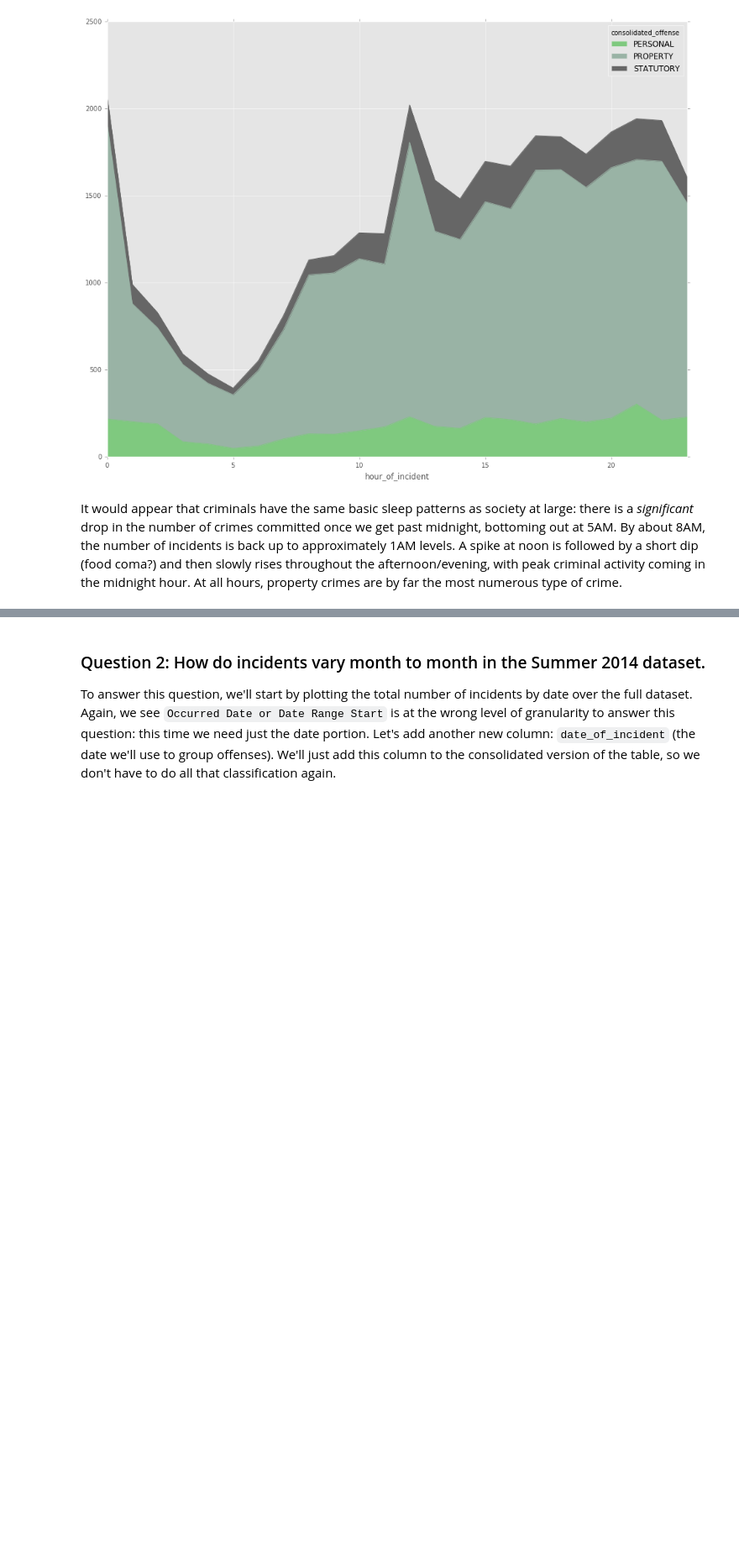
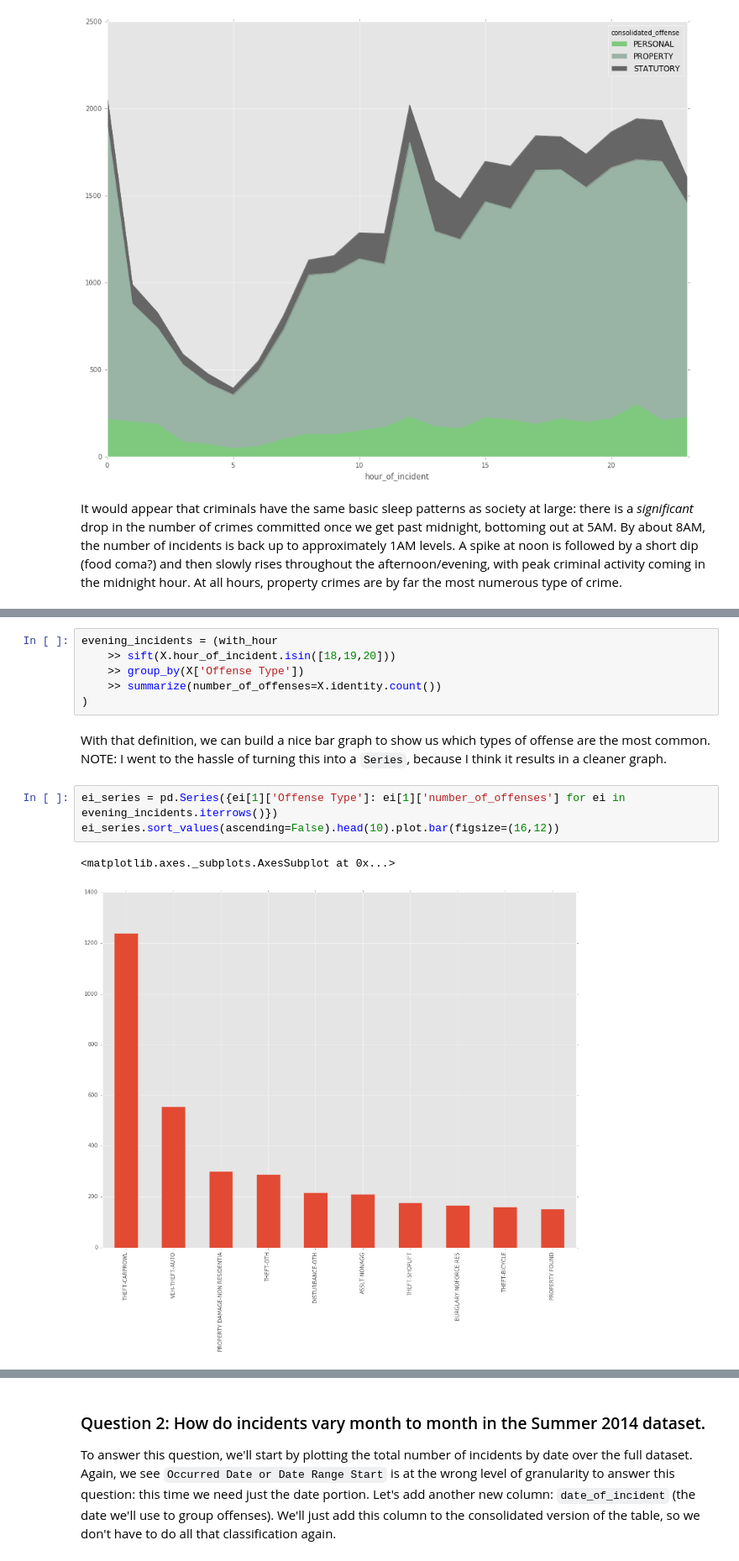
Before and after one commit to gthank/datasci_assignment_six, a Jupyter notebook: crime_analytics.ipynb, the cells around one changed output, grey strips where cells are left out. Shown: that part at 84% size. Drawn from its saved outputs; the diff is of its cells as text; blank space fills up the shorter version.

```diff
--- a/crime_analytics.ipynb
+++ b/crime_analytics.ipynb
@@ -374,0 +379,14 @@ It would appear that criminals have the same basic sleep patterns as society at
+# %%
+evening_incidents = (with_hour
+    >> sift(X.hour_of_incident.isin([18,19,20]))
+    >> group_by(X['Offense Type'])
+    >> summarize(number_of_offenses=X.identity.count())
+)
+# %% [markdown]
+With that definition, we can build a nice bar graph to show us which types of offense are the most common. NOTE: I went to the hassle of turning this into a `Series`, because I think it results in a cleaner graph.
+# %%
+ei_series = pd.Series({ei[1]['Offense Type']: ei[1]['number_of_offenses'] for ei in evening_incidents.iterrows()})
+ei_series.sort_values(ascending=False).head(10).plot.bar(figsize=(16,12))
+# %% [output]
+<matplotlib.axes._subplots.AxesSubplot at 0x...>
+[figure, added]
```
Also changed, not shown: parts of 6 cells of this notebook.
